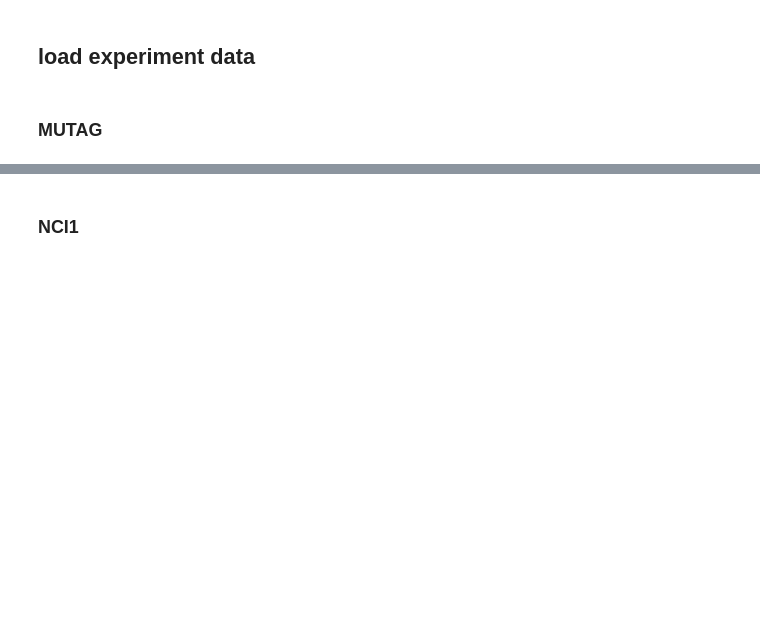
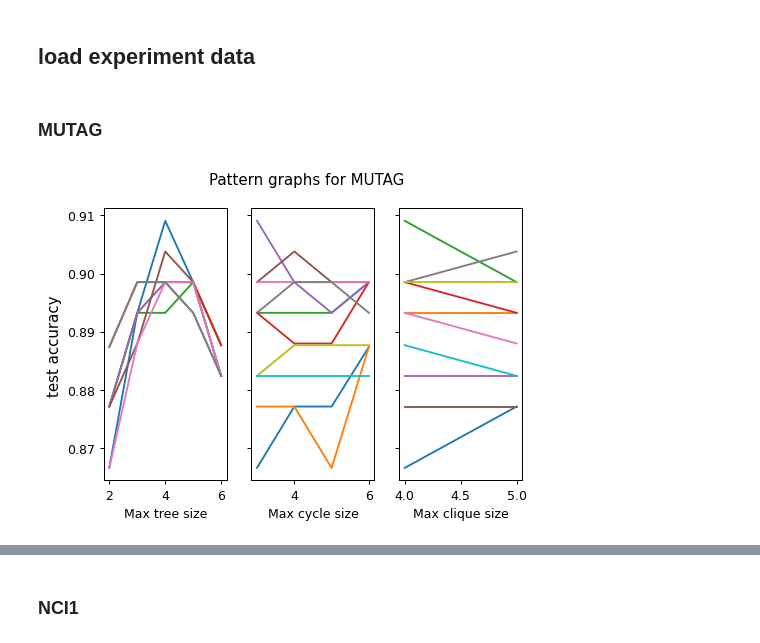
Before and after one commit to dakhtiam/graph_homomorphism, a Jupyter notebook: pattern_graph_experiment.ipynb, the cells around one changed output, grey strips where cells are left out. Cells and saved outputs as stored; diff of their text form; code cells hidden in the pictures; blank space fills up the shorter version.

```diff
--- a/pattern_graph_experiment.ipynb
+++ b/pattern_graph_experiment.ipynb
@@ -100,3 +124,15 @@ def make_big_plot(experiment):
 ## load experiment data
 # %% [markdown]
 ### MUTAG
+# %%
+experiment = experiments.patternExperiment(
+    dataset = None, folder_name = 'pattern_graphs/MUTAG',
+    encoder_name = 'ghc_aug', n_trees=7, n_cycles=7, n_cliques=6,
+    loading_mode = True, dataset_name = 'MUTAG')
+#leaderboard(experiment, 5)
+#make_tree_plot(experiment)
+#make_cycle_plot(experiment)
+#make_clique_plot(experiment)
+make_big_plot(experiment)
+# %% [output]
+[figure, added]
```
Also changed, not shown: parts of 21 cells of this notebook, 6 other files.
